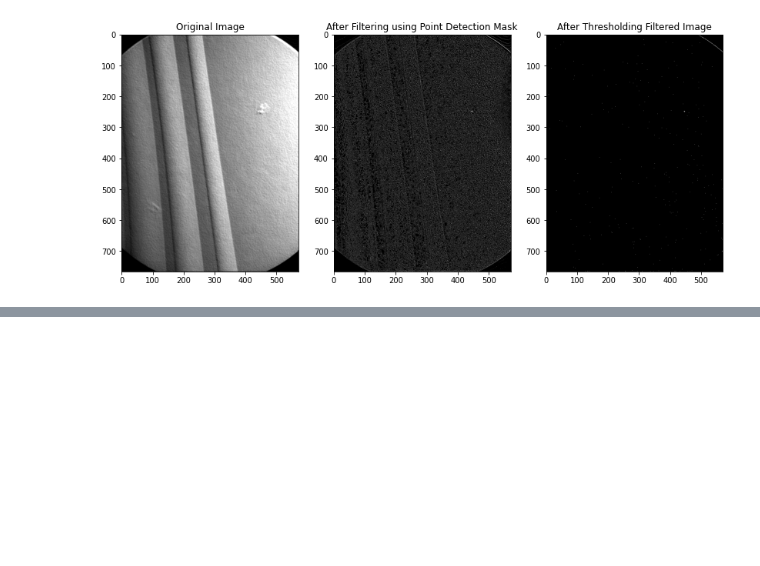
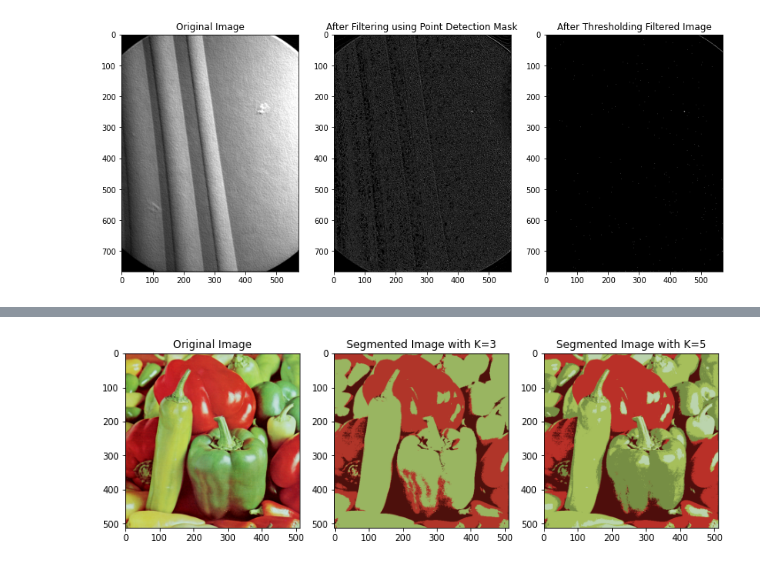
Before and after one commit to siddharthapdutta/DIP-Lab-Sem7, a Jupyter notebook: Exp 6 - Image Segmentation.ipynb, the cells around one changed output, grey strips where cells are left out. Drawn from its saved outputs; the diff is of its cells as text; code cells hidden in the pictures; blank space fills up the shorter version.

```diff
--- a/Exp 6 - Image Segmentation.ipynb
+++ b/Exp 6 - Image Segmentation.ipynb
@@ -185,0 +258,35 @@ ax3.title.set_text('After Thresholding Filtered Image')
+# %%
+# Criteria for Iteration Termination
+# Algorithm stops after 0.85 accuracy is reached, 100 max iterations are performed
+criteria = (cv2.TERM_CRITERIA_EPS + cv2.TERM_CRITERIA_MAX_ITER, 100, 0.85)
+
+# K-Values for Clusters
+K1 = 3
+K2 = 5
+_, labels1, centers1 = cv2.kmeans(pixels, K1, None, criteria, 10, cv2.KMEANS_RANDOM_CENTERS)
+_, labels2, centers2 = cv2.kmeans(pixels, K2, None, criteria, 10, cv2.KMEANS_RANDOM_CENTERS)
+
+# Mapping Centers to Labels
+centers1 = np.uint8(centers1)
+segmented_data1 = centers1[labels1.flatten()]
+centers2 = np.uint8(centers2)
+segmented_data2 = centers2[labels2.flatten()]
+
+# Reshaping Segmented Data into Image Dimensions
+segmented_image1 = segmented_data1.reshape((image.shape))
+segmented_image2 = segmented_data2.reshape((image.shape))
+# %%
+# Displaying Results
+fig = plt.figure(figsize=(12, 4))
+ax1 = fig.add_subplot(131)
+ax2 = fig.add_subplot(132)
+ax3 = fig.add_subplot(133)
+
+ax1.imshow(image)
+ax1.title.set_text('Original Image')
+ax2.imshow(segmented_image1)
+ax2.title.set_text(f'Segmented Image with K={K1}')
+ax3.imshow(segmented_image2)
+ax3.title.set_text(f'Segmented Image with K={K2}')
+# %% [output]
+[figure, added]
```
Also changed, not shown: parts of 5 cells of this notebook.
